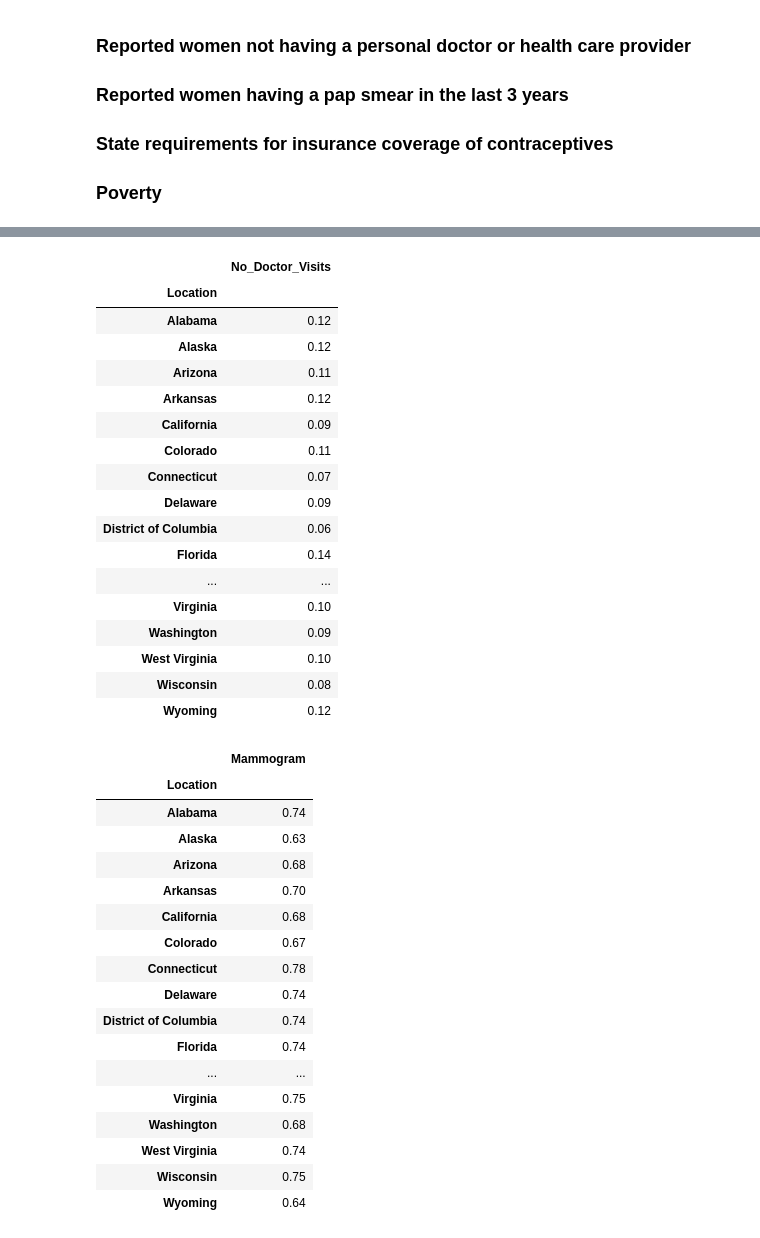
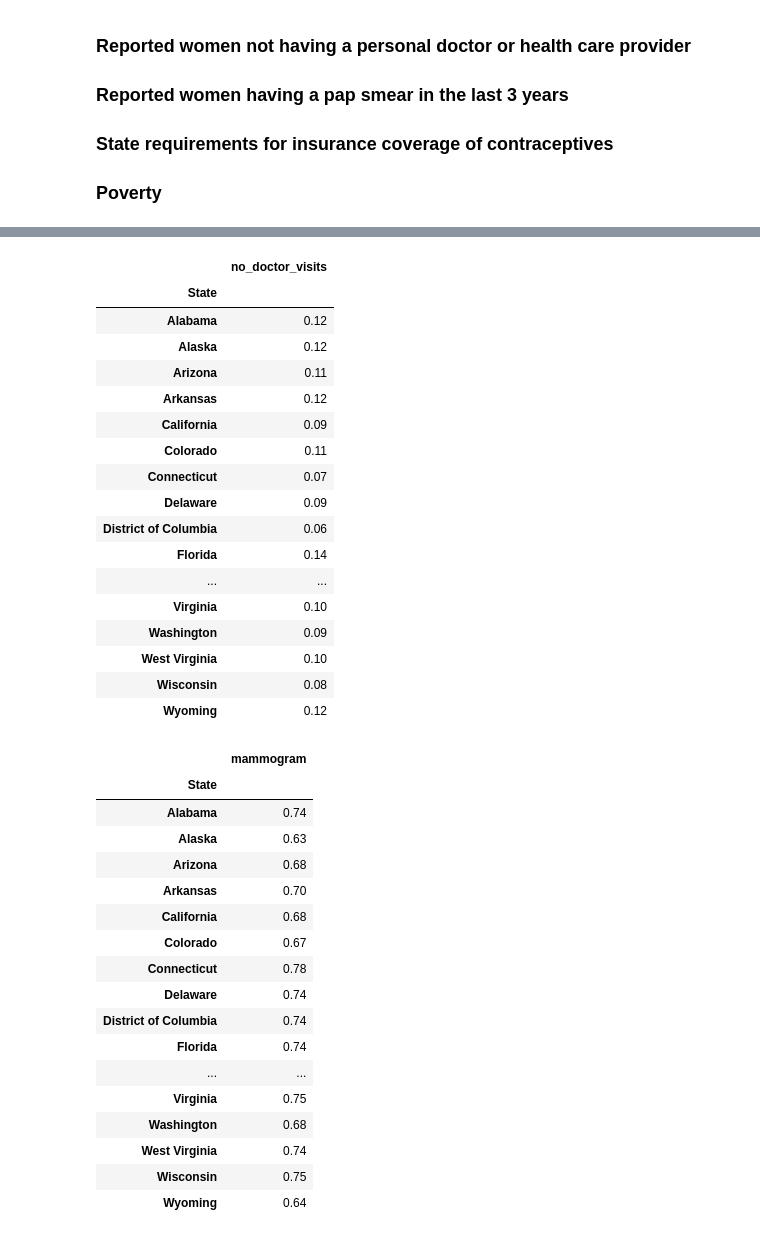
Before and after one commit to sarahcrozier/Reproductive_Health_Access, a Jupyter notebook: Resources/Provisional_Machine_Learning_Model.ipynb, the cells around one changed output, grey strips where cells are left out. Cells and saved outputs as stored; diff of their text form; code cells hidden in the pictures.

```diff
--- a/Resources/Provisional_Machine_Learning_Model.ipynb
+++ b/Resources/Provisional_Machine_Learning_Model.ipynb
@@ -207,13 +138,10 @@ population_df
 # %%
-no_doctor_visit_df = pd.read_csv("Report_Not_Seeing_Doctor_in_Past_12_Months_Due_to_Cost.csv",
-                                 skiprows=[0,1,3,55,56,57,58,59,60,61,62,63,64,65,66,67,68,69,70,71,72,73,74,75],
-                                 index_col='Location')
-no_doctor_visit_df = no_doctor_visit_df.drop(columns='Footnotes')
-no_doctor_visit_df = no_doctor_visit_df.rename(columns={"All Women": "No_Doctor_Visits"})
+no_doctor_visit_df = pd.read_csv("No_Doctor_Visit.csv", index_col='State')
+no_doctor_visit_df = no_doctor_visit_df.rename(columns={"All Women": "no_doctor_visits"})
 no_doctor_visit_df
 # %% [output]
-|  | No_Doctor_Visits |
-| Location |  |
+|  | no_doctor_visits |
+| State |  |
 | Alabama | 0.12 |
 | Alaska | 0.12 |
 | Arizona | 0.11 |
@@ -231,15 +159,12 @@ no_doctor_visit_df
 | Wisconsin | 0.08 |
 | Wyoming | 0.12 |
 # %%
-mammogram_df = pd.read_csv("Reported_Mammogram_2_Years.csv",
-                           skiprows=[0,1,3,55,56,57,58,59,60,61,62,63,64,65,66,67,68,69,70,71,72,73],
-                           index_col='Location')
-mammogram_df = mammogram_df.drop(columns='Footnotes')
-mammogram_df = mammogram_df.rename(columns={"All Women": "Mammogram"})
+mammogram_df = pd.read_csv("Mammogram.csv", index_col='State')
+mammogram_df = mammogram_df.rename(columns={"All Women": "mammogram"})
 mammogram_df
 # %% [output]
-|  | Mammogram |
-| Location |  |
+|  | mammogram |
+| State |  |
 | Alabama | 0.74 |
 | Alaska | 0.63 |
 | Arizona | 0.68 |
```
Also changed, not shown: parts of 25 cells of this notebook, 29 other files.
